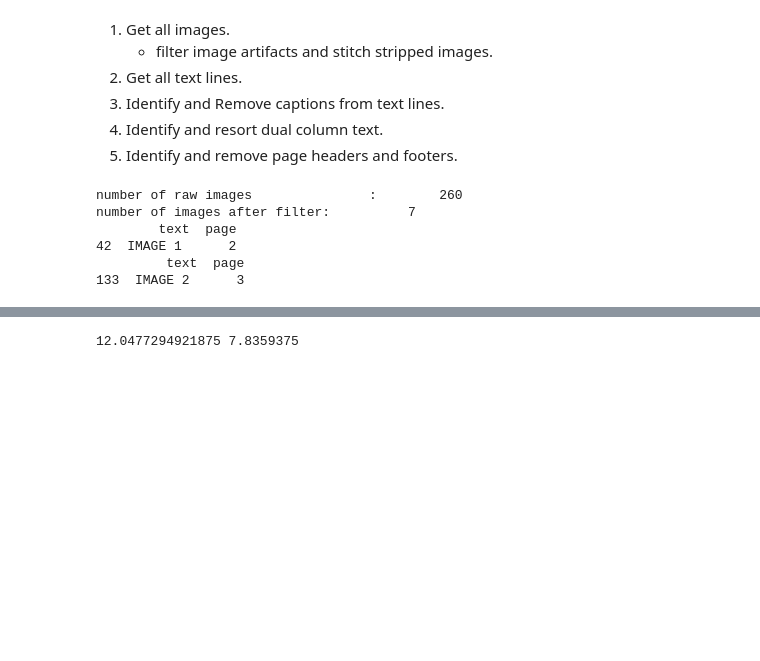
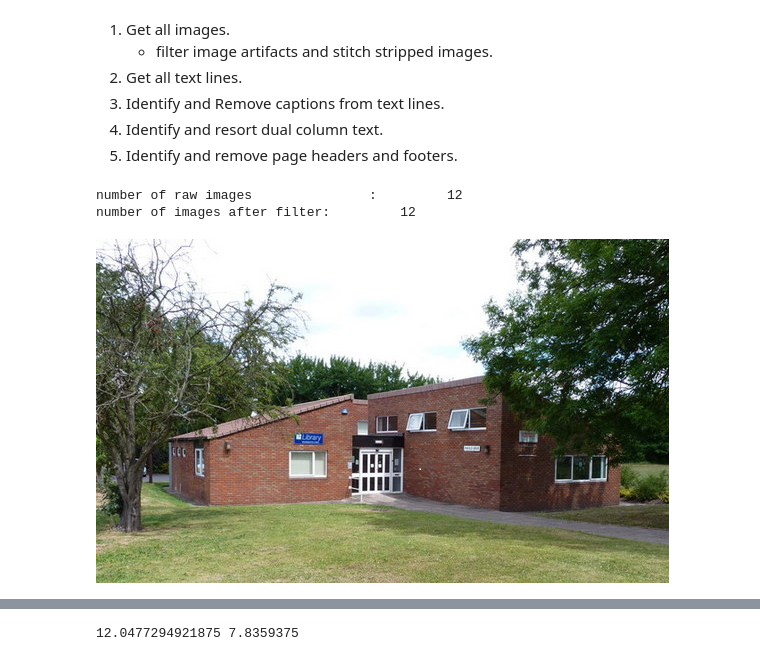
Before and after one commit to DSP-Tan/ogham-cloud, a Jupyter notebook: pdf_scraper/research/examAsLines.ipynb, the cells around one changed output, grey strips where cells are left out. Drawn from its saved outputs; the diff is of its cells as text; code cells hidden in the pictures; blank space fills up the shorter version.

Commit message:
further caption research

```diff
--- a/pdf_scraper/research/examAsLines.ipynb
+++ b/pdf_scraper/research/examAsLines.ipynb
@@ -53,15 +52,15 @@ def show_image(image):
 # 2013 - p2 img cut into slices; page 4 caption below image.
 # 2014 - caption below image page 3. all others good
 # 2015 - 2018 good
-# 2019 - caption not contained in photo.
+# 2019 - caption not contained in photo. (page 6)
 # 2020 - good
 # 2022 - good
 # 2023 - good
-# 2024 - good
-# 2025 - good
+# 2024 - good (no captions)
+# 2025 - good (1 in image page 2)
 # For caption prediction, we should have distance to nearest image
 # distance to nearest text.
-year=2013
+year=2019
 doc = open_exam(year,"english","al",1)
 doc_df = get_doc_line_df(doc)
 images = get_images(doc)
@@ -70,11 +69,12 @@ images = filter_images(images)
 print(f"number of images after filter: {len(images):10}")
 images = get_captions(doc_df, images)
 # %% [output]
-number of raw images               :        260
-number of images after filter:          7
-        text  page
-42  IMAGE 1      2
-         text  page
-133  IMAGE 2      3
+number of raw images               :         12
+number of images after filter:         12
+# %%
+image = [img for img in images if img["page"]==6][0]
+show_image(image)
+# %% [output]
+[figure, added]
 # %%
 #doc_df[doc_df.page==4 & doc_df.text.str.contains("William")]
```
Also changed, not shown: parts of 5 cells of this notebook.
